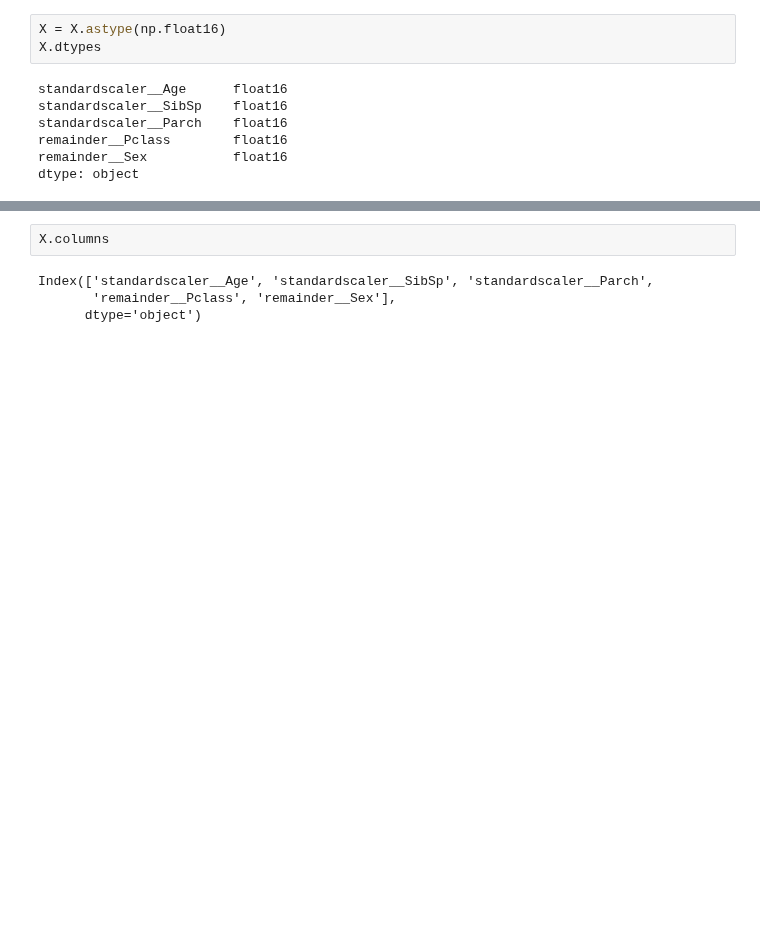
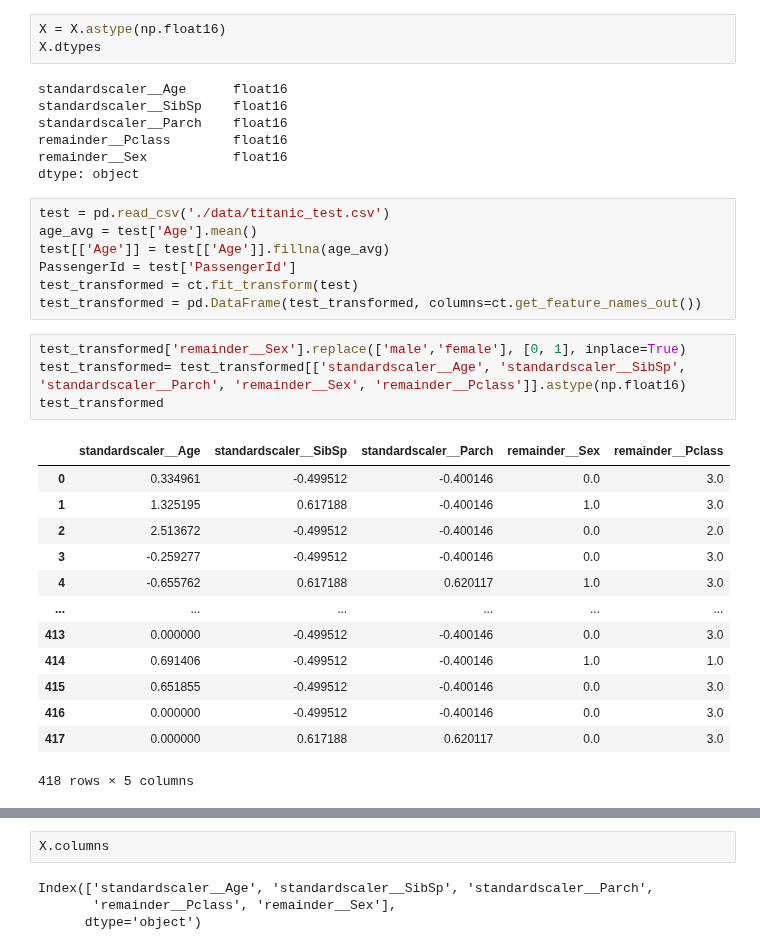
Before and after one commit to varrek/prjct_ml, a Jupyter notebook: hw8_boosting.ipynb, the cells around one changed output, grey strips where cells are left out. Cells and saved outputs as stored; diff of their text form; blank space fills up the shorter version.

```diff
--- a/hw8_boosting.ipynb
+++ b/hw8_boosting.ipynb
@@ -544,6 +545,31 @@ standardscaler__Parch    float16
 remainder__Pclass        float16
 remainder__Sex           float16
 dtype: object
+# %%
+test = pd.read_csv('./data/titanic_test.csv')
+age_avg = test['Age'].mean()
+test[['Age']] = test[['Age']].fillna(age_avg)
+PassengerId = test['PassengerId']
+test_transformed = ct.fit_transform(test)
+test_transformed = pd.DataFrame(test_transformed, columns=ct.get_feature_names_out())
+# %%
+test_transformed['remainder__Sex'].replace(['male','female'], [0, 1], inplace=True)
+test_transformed= test_transformed[['standardscaler__Age', 'standardscaler__SibSp', 'standardscaler__Parch', 'remainder__Sex', 'remainder__Pclass']].astype(np.float16)
+test_transformed
+# %% [output]
+|  | standardscaler__Age | standardscaler__SibSp | standardscaler__Parch | remainder__Sex | remainder__Pclass |
+| 0 | 0.334961 | -0.499512 | -0.400146 | 0.0 | 3.0 |
+| 1 | 1.325195 | 0.617188 | -0.400146 | 1.0 | 3.0 |
+| 2 | 2.513672 | -0.499512 | -0.400146 | 0.0 | 2.0 |
+| 3 | -0.259277 | -0.499512 | -0.400146 | 0.0 | 3.0 |
+| 4 | -0.655762 | 0.617188 | 0.620117 | 1.0 | 3.0 |
+| ... | ... | ... | ... | ... | ... |
+| 413 | 0.000000 | -0.499512 | -0.400146 | 0.0 | 3.0 |
+| 414 | 0.691406 | -0.499512 | -0.400146 | 1.0 | 1.0 |
+| 415 | 0.651855 | -0.499512 | -0.400146 | 0.0 | 3.0 |
+| 416 | 0.000000 | -0.499512 | -0.400146 | 0.0 | 3.0 |
+| 417 | 0.000000 | 0.617188 | 0.620117 | 0.0 | 3.0 |
+418 rows × 5 columns
 # %%
 parameters = {
     #default
```
Also changed, not shown: parts of 18 cells of this notebook.
